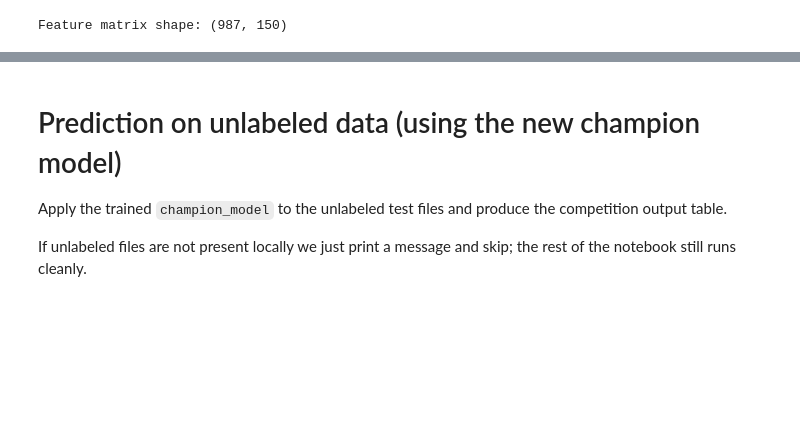
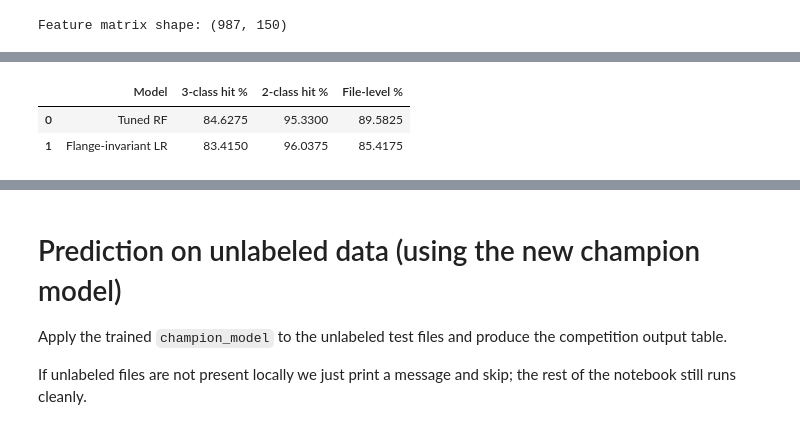
Before and after one commit to MedAmineAlouani/FinalProjectML, a Jupyter notebook: Final_Project_ML_Second_Attempt.ipynb, the cells around one changed output, grey strips where cells are left out. Saved outputs shown, nothing was run; the diff lists cells and outputs as text; code cells hidden in the pictures; blank space fills up the shorter version.

```diff
--- a/Final_Project_ML_Second_Attempt.ipynb
+++ b/Final_Project_ML_Second_Attempt.ipynb
@@ -2062,0 +981,97 @@ Final champion trained.
+# %%
+# ============================================================
+# Task 2: Independent Test (LOFO, leave-one-flange-out)
+# ============================================================
+classes_ref = np.array([0, 25, 50])
+TWO_CLASS_NAMES = ["0 ft-lbs (tight)", "25/50 ft-lbs (loose)"]
+
+
+def loose_binarize(y):
+    """Convert torque labels to 0=tight (0 ft-lbs) vs 1=loose (25 or 50)."""
+    return (y != 0).astype(int)
+
+
+def lofo_3class_2class_eval(model_factory, name, use_centering_and_select=False):
+    print(f"\n{'=' * 78}\n{name}\n{'=' * 78}")
+    rows = []
+    for test_flange in [1, 2, 3, 4]:
+        tr = flange_ids != test_flange
+        te = flange_ids == test_flange
+
+        Xtr = X_features[tr]; ytr = y_labels[tr]; fl_tr = flange_ids[tr]
+        Xte = X_features[te]; yte = y_labels[te]; fl_te = flange_ids[te]
+        files_te = source_files[te]
+
+        # If LR-style: per-flange centering + feature selection (TRAIN-only stats)
+        if use_centering_and_select:
+            keep_idx = fit_torque_discriminative_features(Xtr, ytr, fl_tr, n_keep=100)
+            Xtr = Xtr[:, keep_idx]
+            Xte = Xte[:, keep_idx]
+            means = fit_per_flange_means(Xtr, fl_tr)
+            Xtr = apply_per_flange_centering(Xtr, fl_tr, means)
+            Xte = apply_per_flange_centering(Xte, fl_te, means)
+
+        m = model_factory()
+        m.fit(Xtr, ytr)
+        yp = m.predict(Xte)
+
+        acc_3 = accuracy_score(yte, yp)
+        acc_2 = accuracy_score(loose_binarize(yte), loose_binarize(yp))
+
+        # File-level via soft vote
+        files_pred, pred_file = soft_vote_per_file(m, Xte, files_te, classes_ref)
+        true_file_arr = file_truth(files_te, yte).loc[files_pred].values
+        acc_file = accuracy_score(true_file_arr, pred_file)
+
+        cm_3 = confusion_matrix(yte, yp,           labels=classes_ref)
+        cm_2 = confusion_matrix(loose_binarize(yte), loose_binarize(yp), labels=[0, 1])
+
+        print(f"\n--- Held-out Flange {test_flange} ---")
+        print(f"  3-class hit-level accuracy : {acc_3 * 100:5.2f}%")
+        print(f"  2-class hit-level accuracy : {acc_2 * 100:5.2f}%   (0 vs 25/50)")
+        print(f"  File-level accuracy        : {acc_file * 100:5.2f}%   ({len(true_file_arr)} files)")
+        print("  3-class confusion matrix (rows=true, cols=pred):")
+        print("    " + "       ".join(f"{c:>3} ft-lbs" for c in classes_ref))
+        for r, true_c in enumerate(classes_ref):
+            print(f"    {true_c:>3} ft-lbs " + " ".join(f"{cm_3[r, c]:>10d}" for c in range(3)))
+        print("  2-class confusion matrix:")
+        print(f"    {'tight':>15} {'loose':>10}")
+        print(f"    tight {cm_2[0, 0]:>10d} {cm_2[0, 1]:>10d}")
+        print(f"    loose {cm_2[1, 0]:>10d} {cm_2[1, 1]:>10d}")
+
+        rows.append({"Test Flange": test_flange,
+                     "3-class hit %": round(acc_3 * 100, 2),
+                     "2-class hit %": round(acc_2 * 100, 2),
+                     "File-level %":  round(acc_file * 100, 2)})
+
+    summary = pd.DataFrame(rows)
+    summary.loc["mean"] = ["mean",
+                            summary["3-class hit %"].mean(),
+                            summary["2-class hit %"].mean(),
+                            summary["File-level %"].mean()]
+    print(f"\nSummary for {name}:")
+    display(summary)
+    return summary
+
+
+rf_summary = lofo_3class_2class_eval(make_rf_tuned,
+                                       "Tuned Random Forest",
+                                       use_centering_and_select=False)
+lr_summary = lofo_3class_2class_eval(make_lr_champion,
+                                       "Flange-invariant Logistic Regression",
+                                       use_centering_and_select=True)
+
+
+# Combined comparison
+combined = pd.DataFrame({
+    "Model":         ["Tuned RF", "Flange-invariant LR"],
+    "3-class hit %": [rf_summary.loc["mean", "3-class hit %"],
+                       lr_summary.loc["mean", "3-class hit %"]],
+    "2-class hit %": [rf_summary.loc["mean", "2-class hit %"],
+                       lr_summary.loc["mean", "2-class hit %"]],
+    "File-level %":  [rf_summary.loc["mean", "File-level %"],
+                       lr_summary.loc["mean", "File-level %"]],
+})
+print("\n=== Independent Test (LOFO) - mean across 4 folds ===")
+display(combined)
+# %% [output]
@@ -2062,0 +1125,3 @@ Final champion trained.
+|  | Model | 3-class hit % | 2-class hit % | File-level % |
+| 0 | Tuned RF | 84.6275 | 95.3300 | 89.5825 |
+| 1 | Flange-invariant LR | 83.4150 | 96.0375 | 85.4175 |
```
Also changed, not shown: parts of 35 cells of this notebook, 1 other file.
